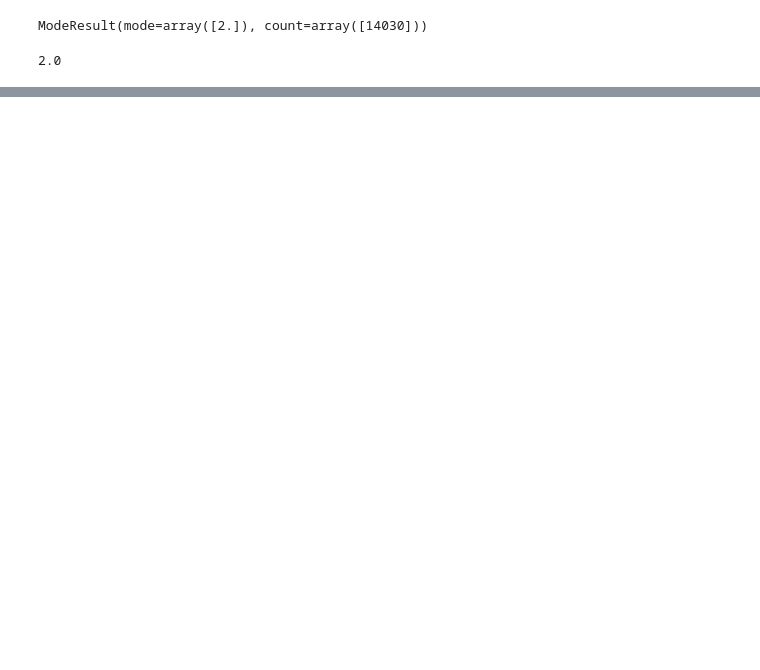
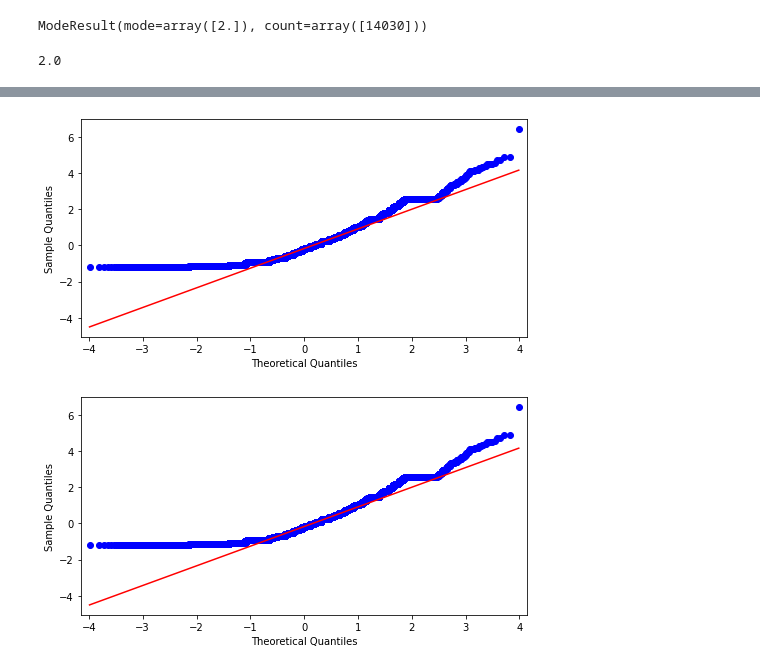
Before and after one commit to Luiskar1/Proyectobanco, a Jupyter notebook: Proyectobanco2022.ipynb, the cells around one changed output, grey strips where cells are left out. Cells and saved outputs as stored; diff of their text form; code cells hidden in the pictures; blank space fills up the shorter version.

```diff
--- a/Proyectobanco2022.ipynb
+++ b/Proyectobanco2022.ipynb
@@ -263,3 +269,10 @@ ModeResult(mode=array([2.]), count=array([14030]))
 print(moda_EDUCATION[0][0])
 # %% [output]
 2.0
+# %%
+df.EDUCATION=df.EDUCATION.replace(np.nan,moda_EDUCATION[0][0])
+#Se imputan los valores nulos por moda y se reemplazan esos datos con la moda 2=Universidad
+# %%
+#El segundo caso es MARRIAGE (Estado civil: 1 = casado, 2 = soltero, 3 = otros)
+moda_ECivil=stats.mode(df.MARRIAGE)
+print(moda_ECivil)
@@ -265,0 +281,4 @@ print(moda_EDUCATION[0][0])
+# %%
+df.MARRIAGE=df.MARRIAGE.replace(np.nan,moda_ECivil[0][0])
+#Se imputan los valores nulos por moda y se reemplazan esos datos con la moda 2=Casado
+print(moda_ECivil[0][0])
@@ -265,0 +333,2 @@ print(moda_EDUCATION[0][0])
+# %%
+MontoCredito=df.LIMIT_BAL
@@ -265,0 +359,6 @@ print(moda_EDUCATION[0][0])
+# %%
+fig, ax=plt.subplots(figsize=(8,4))
+sm.qqplot(MontoCredito,fit=True,line="q",ax=ax)
+# %% [output]
+[figure, added]
+[figure, added]
```
Also changed, not shown: parts of 26 cells of this notebook.
